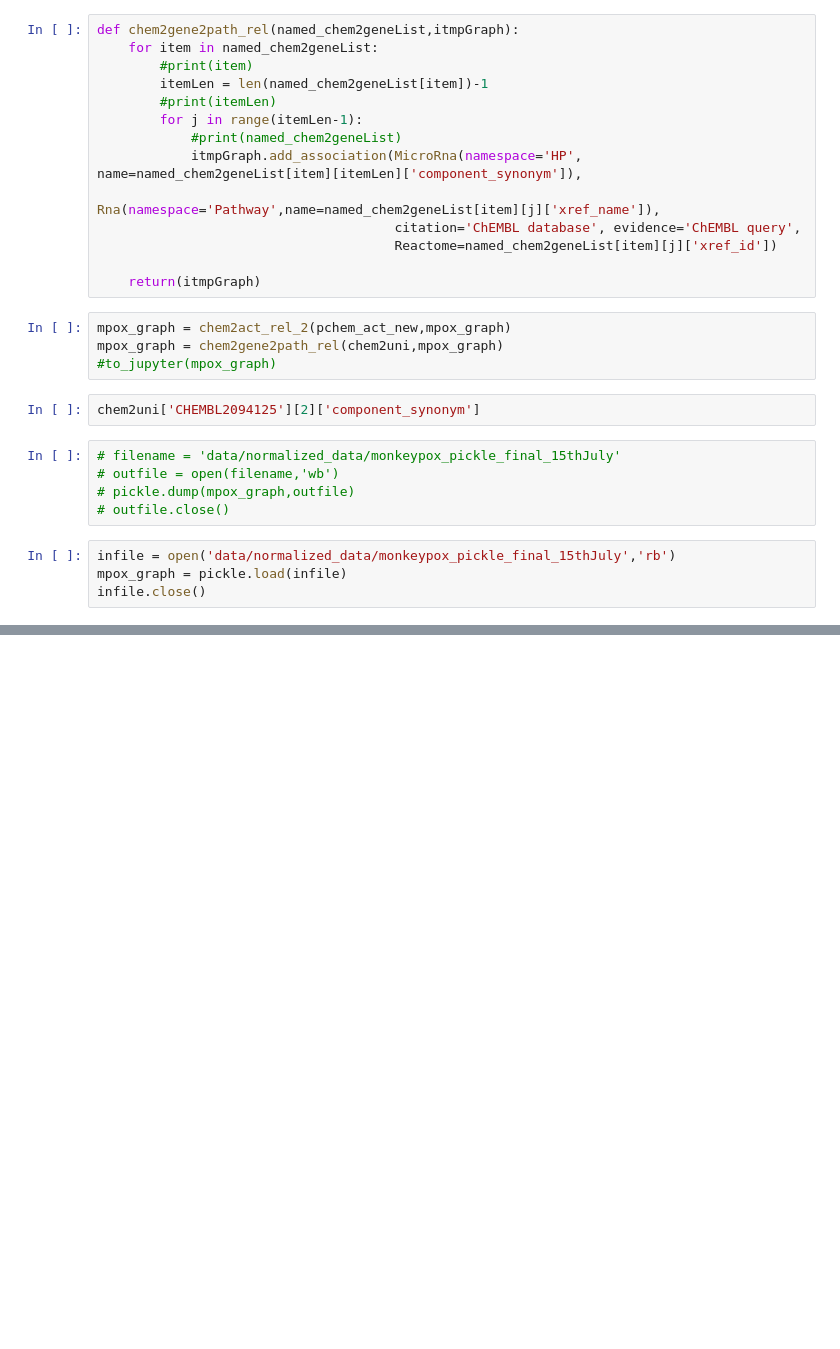
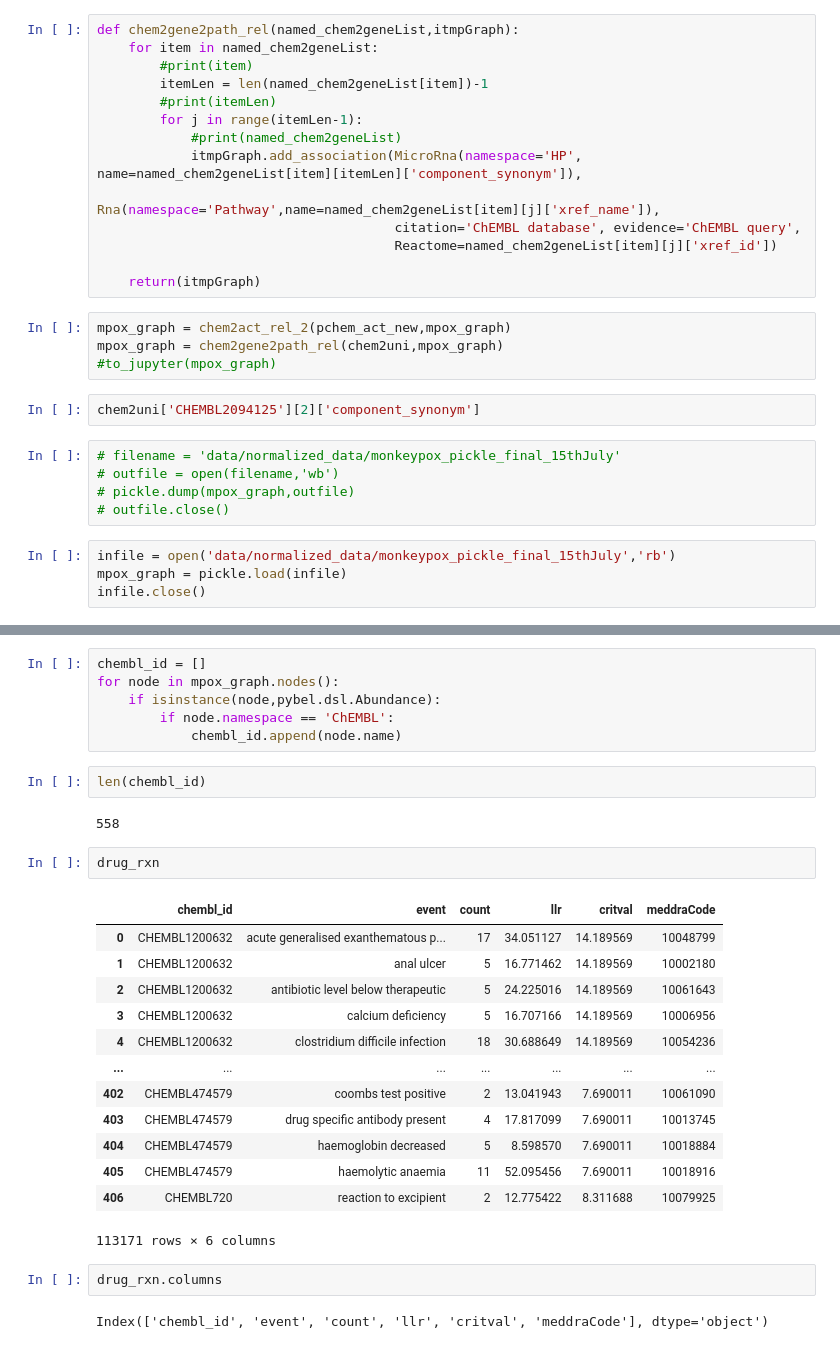
Before and after one commit to Fraunhofer-ITMP/BY-COVID-KG, a Jupyter notebook: Monkeypox_Final.ipynb, the cells around one changed output, grey strips where cells are left out. Saved outputs shown, nothing was run; the diff lists cells and outputs as text; blank space fills up the shorter version.

```diff
--- a/Monkeypox_Final.ipynb
+++ b/Monkeypox_Final.ipynb
@@ -847,0 +848,30 @@ BiologicalProcess association Abundance        6  bp(MOA:"Human herpesvirus 1 DN
+# %%
+chembl_id = []
+for node in mpox_graph.nodes():
+    if isinstance(node,pybel.dsl.Abundance):
+        if node.namespace == 'ChEMBL':
+            chembl_id.append(node.name)
+# %%
+len(chembl_id)
+# %% [output]
+558
+# %%
+drug_rxn
+# %% [output]
+|  | chembl_id | event | count | llr | critval | meddraCode |
+| 0 | CHEMBL1200632 | acute generalised exanthematous p... | 17 | 34.051127 | 14.189569 | 10048799 |
+| 1 | CHEMBL1200632 | anal ulcer | 5 | 16.771462 | 14.189569 | 10002180 |
+| 2 | CHEMBL1200632 | antibiotic level below therapeutic | 5 | 24.225016 | 14.189569 | 10061643 |
+| 3 | CHEMBL1200632 | calcium deficiency | 5 | 16.707166 | 14.189569 | 10006956 |
+| 4 | CHEMBL1200632 | clostridium difficile infection | 18 | 30.688649 | 14.189569 | 10054236 |
+| ... | ... | ... | ... | ... | ... | ... |
+| 402 | CHEMBL474579 | coombs test positive | 2 | 13.041943 | 7.690011 | 10061090 |
+| 403 | CHEMBL474579 | drug specific antibody present | 4 | 17.817099 | 7.690011 | 10013745 |
+| 404 | CHEMBL474579 | haemoglobin decreased | 5 | 8.598570 | 7.690011 | 10018884 |
+| 405 | CHEMBL474579 | haemolytic anaemia | 11 | 52.095456 | 7.690011 | 10018916 |
+| 406 | CHEMBL720 | reaction to excipient | 2 | 12.775422 | 8.311688 | 10079925 |
+113171 rows × 6 columns
+# %%
+drug_rxn.columns
+# %% [output]
+Index(['chembl_id', 'event', 'count', 'llr', 'critval', 'meddraCode'], dtype='object')
```
Also changed, not shown: parts of 6 cells of this notebook, 5 other files.
